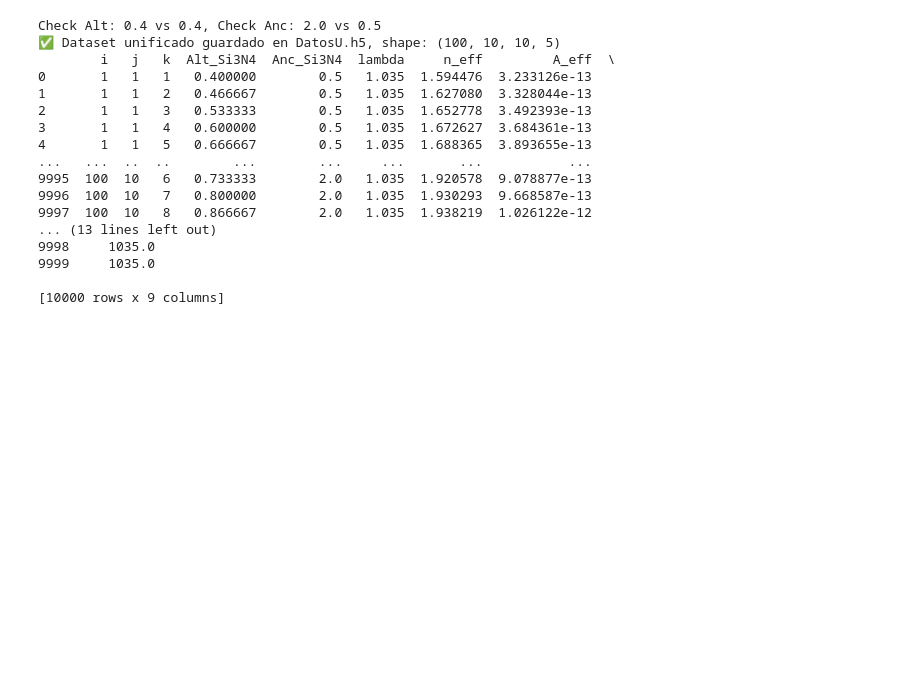
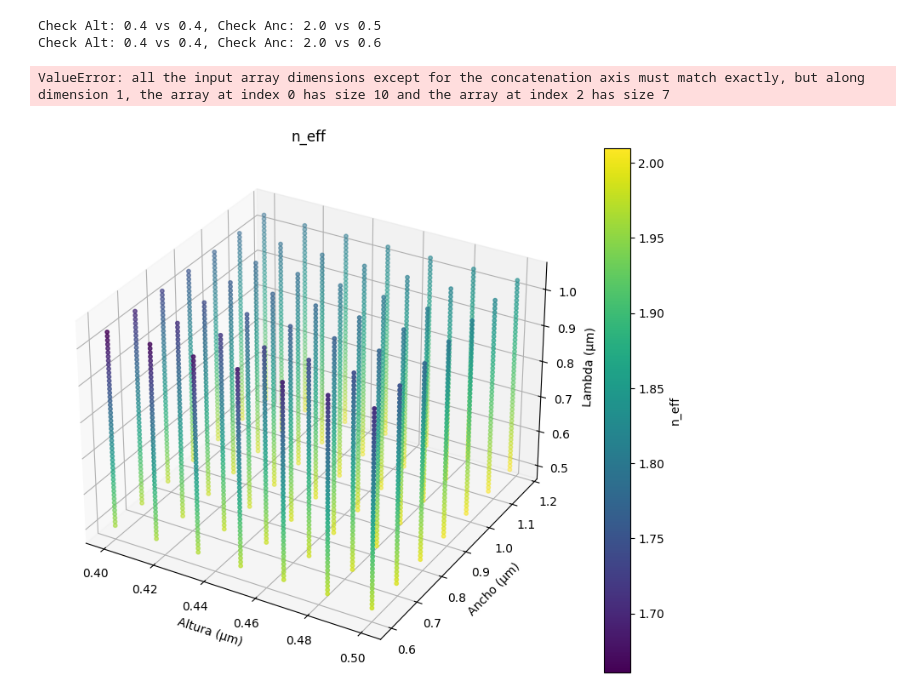
Before and after one commit to DavidFMH1/Reto_Fot-nica, a Jupyter notebook: Reto/Retop.ipynb, the cells around one changed output. Saved outputs shown, nothing was run; the diff lists cells and outputs as text; code cells hidden in the pictures; blank space fills up the shorter version.

```diff
--- a/Reto/Retop.ipynb
+++ b/Reto/Retop.ipynb
@@ -25,7 +25,8 @@ def load_and_normalize(fname):
 # %%
 archivos = [
     "Datos_reto/Datos9.h5",
-    "Datos_reto/Datos11.h5"
+    "Datos_reto/Datos11.h5",
+    "Datos_reto/Datos12.h5"
 ]
 datasets = [load_and_normalize(fname) for fname in archivos]
 
@@ -67,22 +68,8 @@ print(df)
 df.to_csv('Datos_reto/DatosU.csv', index=False)
 # %% [output]
 Check Alt: 0.4 vs 0.4, Check Anc: 2.0 vs 0.5
-✅ Dataset unificado guardado en DatosU.h5, shape: (100, 10, 10, 5)
-        i   j   k  Alt_Si3N4  Anc_Si3N4  lambda     n_eff         A_eff  \
-0       1   1   1   0.400000        0.5   1.035  1.594476  3.233126e-13
-1       1   1   2   0.466667        0.5   1.035  1.627080  3.328044e-13
-2       1   1   3   0.533333        0.5   1.035  1.652778  3.492393e-13
-3       1   1   4   0.600000        0.5   1.035  1.672627  3.684361e-13
-4       1   1   5   0.666667        0.5   1.035  1.688365  3.893655e-13
-...   ...  ..  ..        ...        ...     ...       ...           ...
-9995  100  10   6   0.733333        2.0   1.035  1.920578  9.078877e-13
-9996  100  10   7   0.800000        2.0   1.035  1.930293  9.668587e-13
-9997  100  10   8   0.866667        2.0   1.035  1.938219  1.026122e-12
-... (13 lines left out)
-9998     1035.0
-9999     1035.0
-
-[10000 rows x 9 columns]
+Check Alt: 0.4 vs 0.4, Check Anc: 2.0 vs 0.6
+ValueError: all the input array dimensions except for the concatenation axis must match exactly, but along dimension 1, the array at index 0 has size 10 and the array at index 2 has size 7
 # %%
 c = 2.9979e8      #m/s
 
@@ -106,6 +93,22 @@ def k_of_omega(om, p):
     lam_um = (2*np.pi*c / om) * 1e6
     neff = np.polyval(p, lam_um)
     return (2*np.pi/lam_um)*neff * 1e6
+# %%
+#Grafica N_efectivo
+fig1 = plt.figure(figsize=(10,8))
+ax1 = fig1.add_subplot(111, projection='3d')
+p1 = ax1.scatter(df["Alt_Si3N4"], df["Anc_Si3N4"], df["lambda"],
+                 c=df["n_eff"], cmap="viridis", s=10)
+ax1.set_xlabel("Altura (µm)")
+ax1.set_ylabel("Ancho (µm)")
+ax1.set_zlabel("Lambda (µm)")
+fig1.colorbar(p1, ax=ax1, label="n_eff")
+ax1.set_title("n_eff")
+
+
+plt.show()
+# %% [output]
+[figure, added]
 # %%
 #intento con una geometria aleatoria hacer el grafico de ts = -ti
 
```
Also changed, not shown: parts of 6 cells of this notebook, 4 other files.
